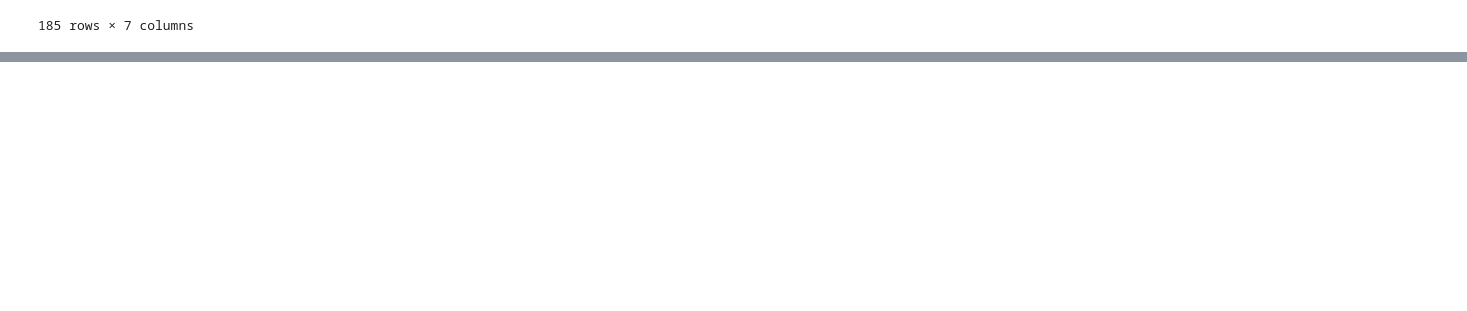
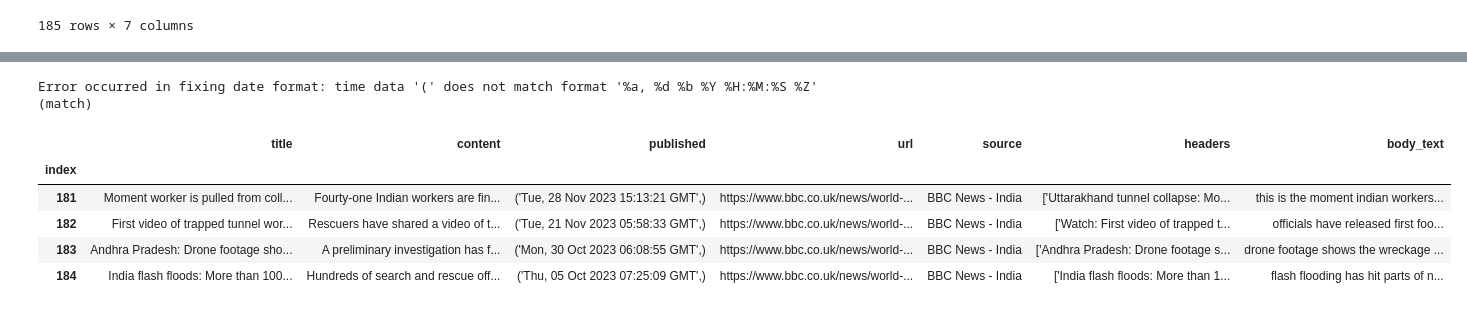
Before and after one commit to Repulserator/Data-Science-Journey, a Jupyter notebook: tt_assessment/scraper.ipynb, the cells around one changed output, grey strips where cells are left out. Saved outputs shown, nothing was run; the diff lists cells and outputs as text; code cells hidden in the pictures; blank space fills up the shorter version.

```diff
--- a/tt_assessment/scraper.ipynb
+++ b/tt_assessment/scraper.ipynb
@@ -259,5 +259,6 @@ Error: Unable to retrieve content from the URL: https://www.cnn.com/cnn-undersco
 # %%
 articles_df = pd.read_csv("Hey2c.csv")
 # %%
+articles_df = pd.read_csv("Hey2c.csv")
 articles_df.set_index('Unnamed: 0', inplace=True)
 articles_df.index.name = 'index'
@@ -491,0 +516,5 @@ print(postgres_data)
+# %%
+articles_df = pd.read_csv("Hey2c.csv")
+articles_df.set_index('Unnamed: 0', inplace=True)
+articles_df.index.name = 'index'
+articles_df = articles_df.drop(index=1)
@@ -491,0 +523,56 @@ print(postgres_data)
+# %%
+import pandas as pd
+import spacy
+from gensim.parsing.preprocessing import strip_tags, strip_punctuation, strip_multiple_whitespaces, strip_numeric, remove_stopwords, strip_short, stem_text
+
+nlp = spacy.load("en_core_web_sm")
+
+def preprocess_text(text):
+
+    if isinstance(text, str):
+        text = re.sub(r'[^a-zA-Z\s]', '', text)
+        text = text.lower()
+        text = re.sub(r'http\S+', '', text)
+        #text = " ".join(map(str, text))
+        words_to_remove = ['Read more', 'Click here', 'This video can not be played', 'CNN values your feedback', 'Markets', 'Hot Stocks', 'Fear & Greed Index','CNN values your feedback','Markets', 'Hot Stocks', 'Fear & Greed Index', 'Latest Market News', 'Hot Stocks']
+        text = re.sub(r'|'.join(map(re.escape, words_to_remove)), '', text,flags=re.IGNORECASE)
+        return text.strip()
+
+    elif isinstance(text, list):
+        # Process each element in the list
+        processed_text = [preprocess_text(sub_text) for sub_text in text if sub_text.strip()]
+        return processed_text
+    else:
+        return text
+
+def preprocess_dataframe(df):
+    # Drop rows with missing values
+    df = df.applymap(lambda x: None if x in ('NA', []) else x)
+    df.dropna(inplace=True)
+    # Clean body text
+    df["body_text"] = df["body_text"].apply(lambda x: preprocess_text(x))
+
+    try:
+        df["published"] = pd.to_datetime(df["published"].str[0], format="%a, %d %b %Y %H:%M:%S %Z")
+        df["published"] = df["published"].tz_localize('UTC').dt.tz_convert('UTC')
+    except Exception as e:
+        print(f"Error occurred in fixing date format: {e}")
+
+    return df
+
+
+df = articles_df
+
+# Preprocess dataframe
+df = preprocess_dataframe(df)
+
+# Print preprocessed dataframe
+df.tail(4)
+# %% [output]
+Error occurred in fixing date format: time data '(' does not match format '%a, %d %b %Y %H:%M:%S %Z' (match)
+|  | title | content | published | url | source | headers | body_text |
+| index |  |  |  |  |  |  |  |
+| 181 | Moment worker is pulled from coll... | Fourty-one Indian workers are fin... | ('Tue, 28 Nov 2023 15:13:21 GMT',) | https://www.bbc.co.uk/news/world-... | BBC News - India | ['Uttarakhand tunnel collapse: Mo... | this is the moment indian workers... |
+| 182 | First video of trapped tunnel wor... | Rescuers have shared a video of t... | ('Tue, 21 Nov 2023 05:58:33 GMT',) | https://www.bbc.co.uk/news/world-... | BBC News - India | ['Watch: First video of trapped t... | officials have released first foo... |
+| 183 | Andhra Pradesh: Drone footage sho... | A preliminary investigation has f... | ('Mon, 30 Oct 2023 06:08:55 GMT',) | https://www.bbc.co.uk/news/world-... | BBC News - India | ['Andhra Pradesh: Drone footage s... | drone footage shows the wreckage ... |
+| 184 | India flash floods: More than 100... | Hundreds of search and rescue off... | ('Thu, 05 Oct 2023 07:25:09 GMT',) | https://www.bbc.co.uk/news/world-... | BBC News - India | ['India flash floods: More than 1... | flash flooding has hit parts of n... |
```
Also changed, not shown: parts of 16 cells of this notebook, 13 other files.
